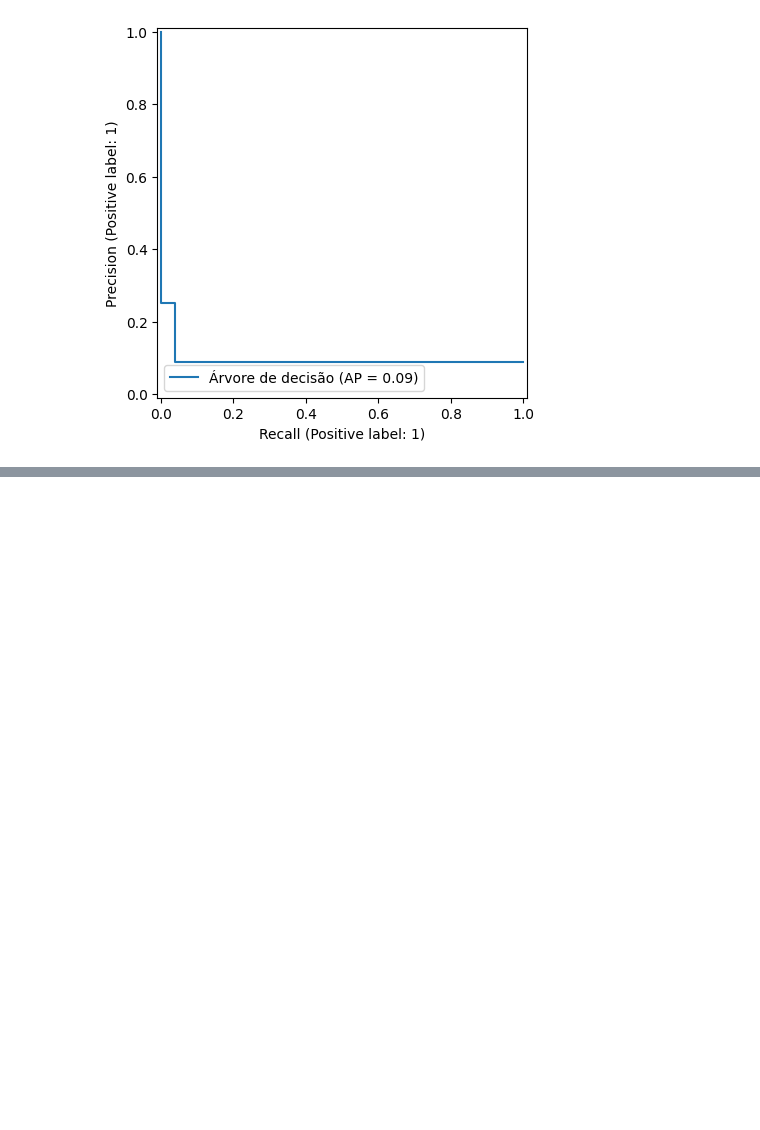
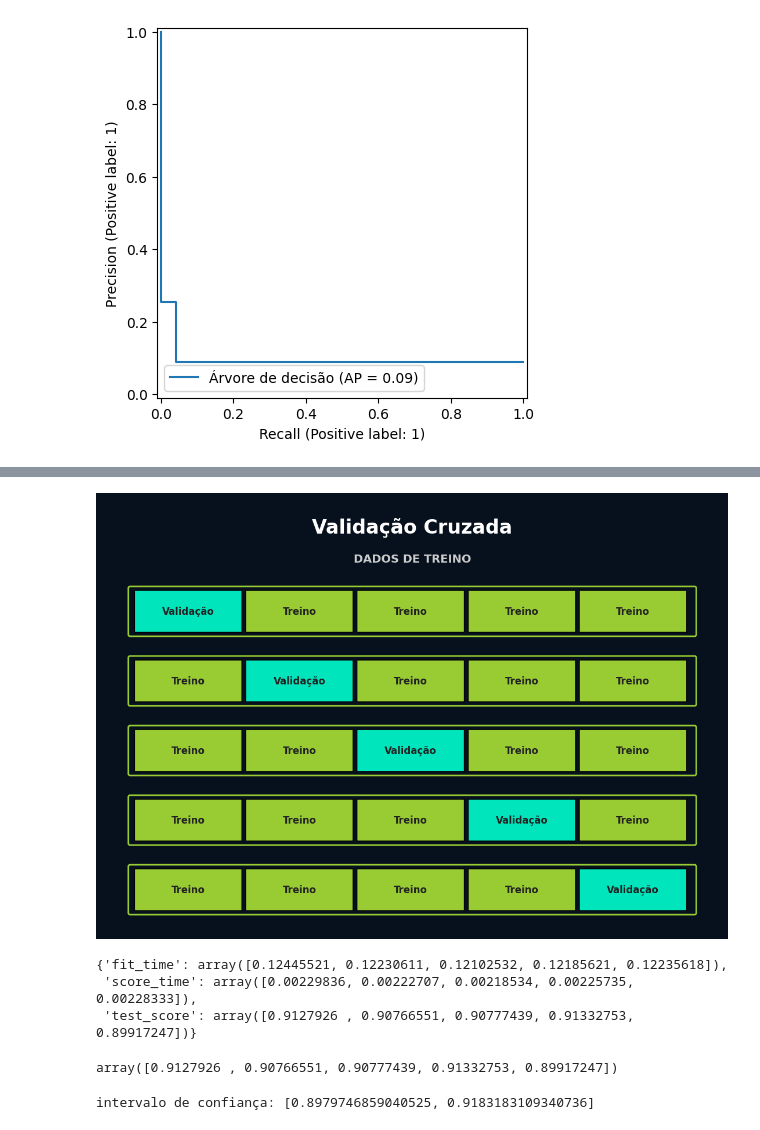
Before and after one commit to Vagnerkrg/class-dados-com-ml, a Jupyter notebook: validacao.ipynb, the cells around one changed output, grey strips where cells are left out. Drawn from its saved outputs; the diff is of its cells as text; code cells hidden in the pictures; blank space fills up the shorter version.

Commit message:
feat: implementa validacao cruzada com KFold para o modelo de arvore

```diff
--- a/validacao.ipynb
+++ b/validacao.ipynb
@@ -451 +451,54 @@ print(classification_report(y_val, y_previsto))
 weighted avg       0.86      0.91      0.87     11481
+# %%
+import matplotlib.pyplot as plt
+import matplotlib.patches as patches
+
+# 1. Configuração da figura
+fig, ax = plt.subplots(figsize=(11, 7.8))
+
+cor_validacao = '#00e5bc'
+cor_treino = '#99cc33'
+cor_borda = '#99cc33'
+
+ax.text(5.5, 6.9, 'Validação Cruzada', fontsize=24, fontweight='bold', color='white', ha='center')
+ax.text(5.5, 6.4, 'DADOS DE TREINO', fontsize=14, fontweight='bold', color='#cccccc', ha='center')
+
+largura_bloco = 1.88
+altura_bloco = 0.7
+posicoes_x_base = [0.57, 2.54, 4.51, 6.48, 8.45]
+deslocamento_manual = 0.02
+
+posicoes_x = [pos + deslocamento_manual for pos in posicoes_x_base]
+
+# 2. Loop para desenhar as 5 iterações completas
+for iteracao in range(5):
+    y_linha = 5.2 - (iteracao * 1.2)
+
+    moldura = patches.FancyBboxPatch((0.5, y_linha - 0.05), 10.0, altura_bloco + 0.1, boxstyle="round,pad=0.03",
+                                      edgecolor=cor_borda, facecolor='none', lw=2.0)
+    ax.add_patch(moldura)
+
+    # loop corrigido com pos_x em todas as linhas internas
+    for idx, pos_x in enumerate(posicoes_x):
+        if idx == iteracao:
+            cor_atual = cor_validacao
+            texto_atual = 'Validação'
+        else:
+            cor_atual = cor_treino
+            texto_atual = 'Treino'
+
+        ax.add_patch(patches.FancyBboxPatch((pos_x, y_linha), largura_bloco, altura_bloco, boxstyle="round,pad=0.01",
+                                          edgecolor='black', facecolor=cor_atual, lw=1))
+        ax.text(pos_x + largura_bloco/2, y_linha + altura_bloco/2, texto_atual, fontsize=12, fontweight='bold',
+                ha='center', va='center', color='#222222')
+
+fig.patch.set_facecolor('#07111e')
+ax.set_facecolor('#07111e')
+ax.set_xlim(0, 11)
+ax.set_ylim(0, 7.5)
+ax.axis('off')
+
+plt.tight_layout()
+plt.show()
+# %% [output]
+[figure, added]
@@ -451,0 +507,19 @@ weighted avg       0.86      0.91      0.87     11481
+# %%
+modelo = DecisionTreeClassifier(max_depth = 10)
+kf = KFold(n_splits = 5, shuffle = True, random_state = 5)
+cv_resultados = cross_validate(modelo, x, y, cv = kf)
+cv_resultados
+# %% [output]
+{'fit_time': array([0.12445521, 0.12230611, 0.12102532, 0.12185621, 0.12235618]),
+ 'score_time': array([0.00229836, 0.00222707, 0.00218534, 0.00225735, 0.00228333]),
+ 'test_score': array([0.9127926 , 0.90766551, 0.90777439, 0.91332753, 0.89917247])}
+# %%
+cv_resultados['test_score']
+# %% [output]
+array([0.9127926 , 0.90766551, 0.90777439, 0.91332753, 0.89917247])
+# %%
+media= cv_resultados['test_score'].mean()
+desvio_padrao = cv_resultados['test_score'].std()
+print(f'intervalo de confiança: [{media - 2*desvio_padrao}, {min(media + 2*desvio_padrao, 1)}]')
+# %% [output]
+intervalo de confiança: [0.8979746859040525, 0.9183183109340736]
```
Also changed, not shown: parts of 18 cells of this notebook.
